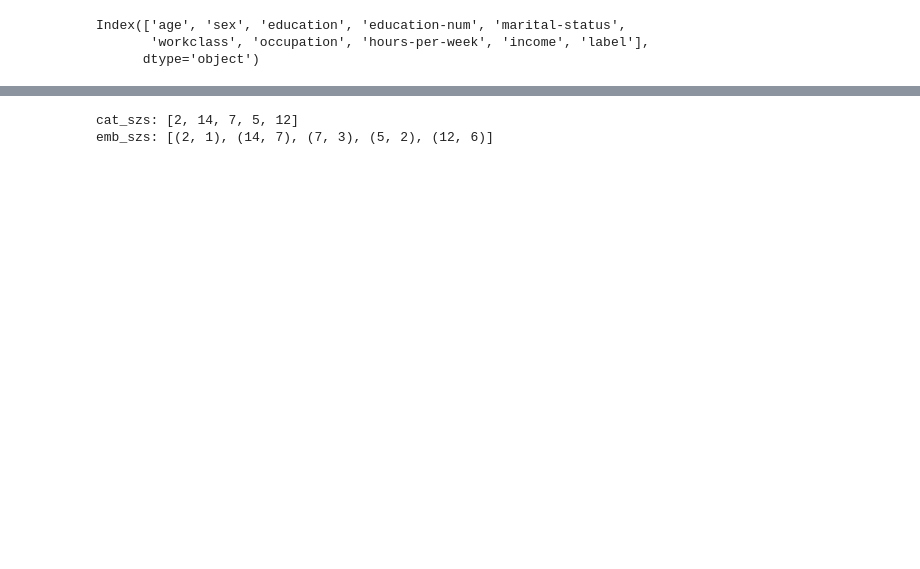
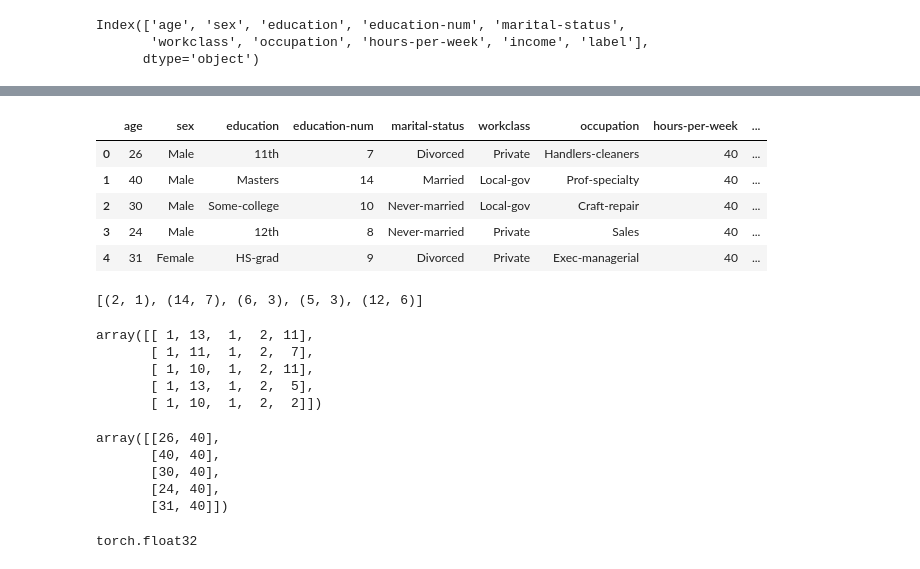
Before and after one commit to pirateharishs/census-income-prediction, a Jupyter notebook: workshop1.ipynb, the cells around one changed output, grey strips where cells are left out. Cells and saved outputs as stored; diff of their text form; code cells hidden in the pictures; blank space fills up the shorter version.

```diff
--- a/workshop1.ipynb
+++ b/workshop1.ipynb
@@ -52,9 +86,41 @@ y_col     has 1 column
+# %%
+df = shuffle(df, random_state=101)
+df.reset_index(drop=True,inplace=True)
+df.head()
+# %% [output]
+|  | age | sex | education | education-num | marital-status | workclass | occupation | hours-per-week | ... |
+| 0 | 26 | Male | 11th | 7 | Divorced | Private | Handlers-cleaners | 40 | ... |
+| 1 | 40 | Male | Masters | 14 | Married | Local-gov | Prof-specialty | 40 | ... |
+| 2 | 30 | Male | Some-college | 10 | Never-married | Local-gov | Craft-repair | 40 | ... |
+| 3 | 24 | Male | 12th | 8 | Never-married | Private | Sales | 40 | ... |
+| 4 | 31 | Female | HS-grad | 9 | Divorced | Private | Exec-managerial | 40 | ... |
 # %%
-cat_szs = [df[col].nunique() for col in categorical_cols]
-emb_szs = [(size, min(50, (size // 2) )) for size in cat_szs]
-
-print("cat_szs:", cat_szs)
-print("emb_szs:", emb_szs)
+cat_szs = [len(df[col].cat.categories) for col in cat_cols]
+emb_szs = [(size, min(50, (size + 1) // 2)) for size in cat_szs]
+emb_szs
 # %% [output]
-cat_szs: [2, 14, 7, 5, 12]
-emb_szs: [(2, 1), (14, 7), (7, 3), (5, 2), (12, 6)]
+[(2, 1), (14, 7), (6, 3), (5, 3), (12, 6)]
+# %%
+cats = np.stack([df[col].cat.codes.values for col in cat_cols], axis=1).astype(np.int64)
+cats[:5]
+# %% [output]
+array([[ 1, 13,  1,  2, 11],
+       [ 1, 11,  1,  2,  7],
+       [ 1, 10,  1,  2, 11],
+       [ 1, 13,  1,  2,  5],
+       [ 1, 10,  1,  2,  2]])
+# %%
+cats = torch.tensor(cats, dtype=torch.int64)
+conts = np.stack([df[col].values for col in cont_cols], axis=1)
+conts[:5]
+# %% [output]
+array([[26, 40],
+       [40, 40],
+       [30, 40],
+       [24, 40],
+       [31, 40]])
+# %%
+conts = torch.tensor(conts, dtype=torch.float32)
+conts.dtype
+# %% [output]
+torch.float32
```
Also changed, not shown: parts of 17 cells of this notebook.
